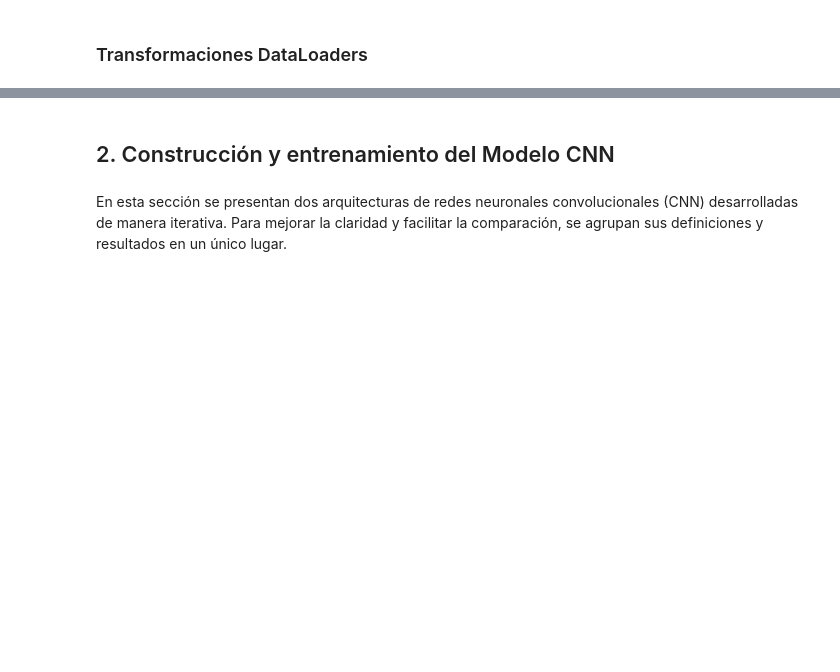
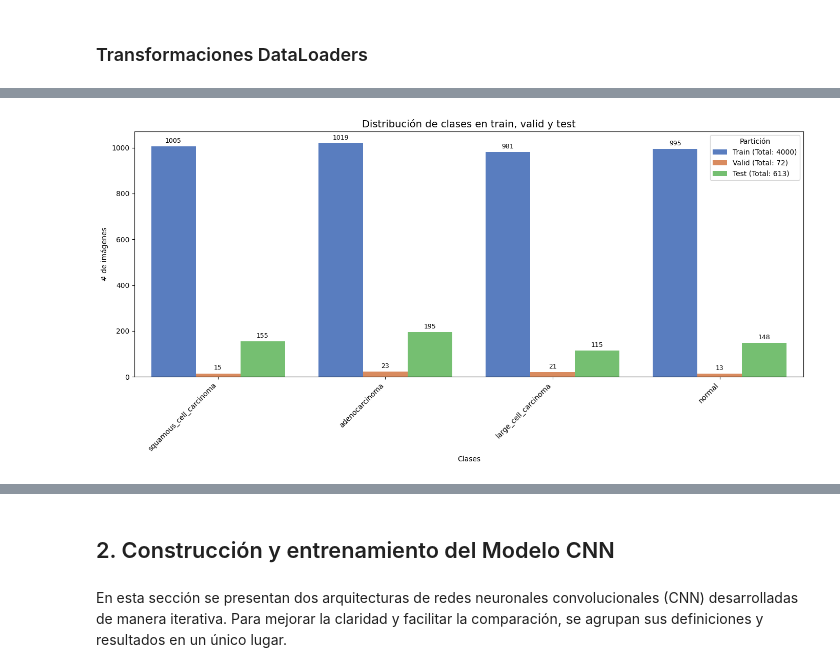
Before and after one commit to FIUBA-CEIA-18Co2024/VpC2-TP1, a Jupyter notebook: notebook.ipynb, the cells around one changed output, grey strips where cells are left out. Saved outputs shown, nothing was run; the diff lists cells and outputs as text; code cells hidden in the pictures; blank space fills up the shorter version.

Commit message:
add data loaders, data aug and transformations

```diff
--- a/notebook.ipynb
+++ b/notebook.ipynb
@@ -53,8 +53,6 @@ Note: you may need to restart the kernel to use updated packages.
 # %% [markdown]
 Imports de librerias utilizadas durnte el trabajo, definición de device (gpu o cpu) y definición de constantes que serán utilizadas en muchas ocasiones.
 # %%
-import os
-import json
 import torch
 import kagglehub
 import torchvision
@@ -69,17 +67,17 @@ from torch.utils.data import random_split
 from collections import defaultdict, Counter
 from torchvision import datasets, transforms
 from sklearn.model_selection import train_test_split
+from torch.utils.data import DataLoader, WeightedRandomSampler, Subset
 from sklearn.metrics import classification_report, accuracy_score, f1_score, confusion_matrix
-from torch.utils.data import DataLoader, WeightedRandomSampler, Subset
 
 
 # USAR GPU SI ES POSIBLE
 device = "cuda" if torch.cuda.is_available() else "cpu"
 
 # PARAMETROS GLOBALES
-BATCH_SIZE = 128
+BATCH_SIZE = 64
 WORKERS = 4
-DATASET_AUGMENTED_SIZE = 30000
+DATASET_AUGMENTED_SIZE = 4000
 # %% [markdown]
 Descarga y descompresión de dataset con imágenes.
 # %%
@@ -174,0 +230,27 @@ Completar
+# %%
+from src.eda import map_counts_to_classnames, plot_class_distribution
+
+# Tomamos una muestra del sampler para ver cómo quedó el balanceo
+sampled_labels = []
+for _, labels in train_loader:
+    sampled_labels.extend(labels.numpy())
+    if len(sampled_labels) >= DATASET_AUGMENTED_SIZE:
+        break
+
+# Conteo de clases en train y test
+balanced_train_counts = Counter(sampled_labels)
+test_counts = Counter(test_dataset.targets)
+val_counts = Counter(valid_dataset.targets)
+
+# Mapear IDs a nombres
+train_counts_named = map_counts_to_classnames(balanced_train_counts, train_dataset.classes)
+test_counts_named = map_counts_to_classnames(test_counts, test_dataset.classes)
+val_counts_named = map_counts_to_classnames(val_counts, valid_dataset.classes)
+# %%
+plot_class_distribution({
+    "Train": train_counts_named,
+    "Valid": val_counts_named,
+    "Test": test_counts_named
+})
+# %% [output]
+[figure, added]
```
Also changed, not shown: parts of 9 cells of this notebook.
